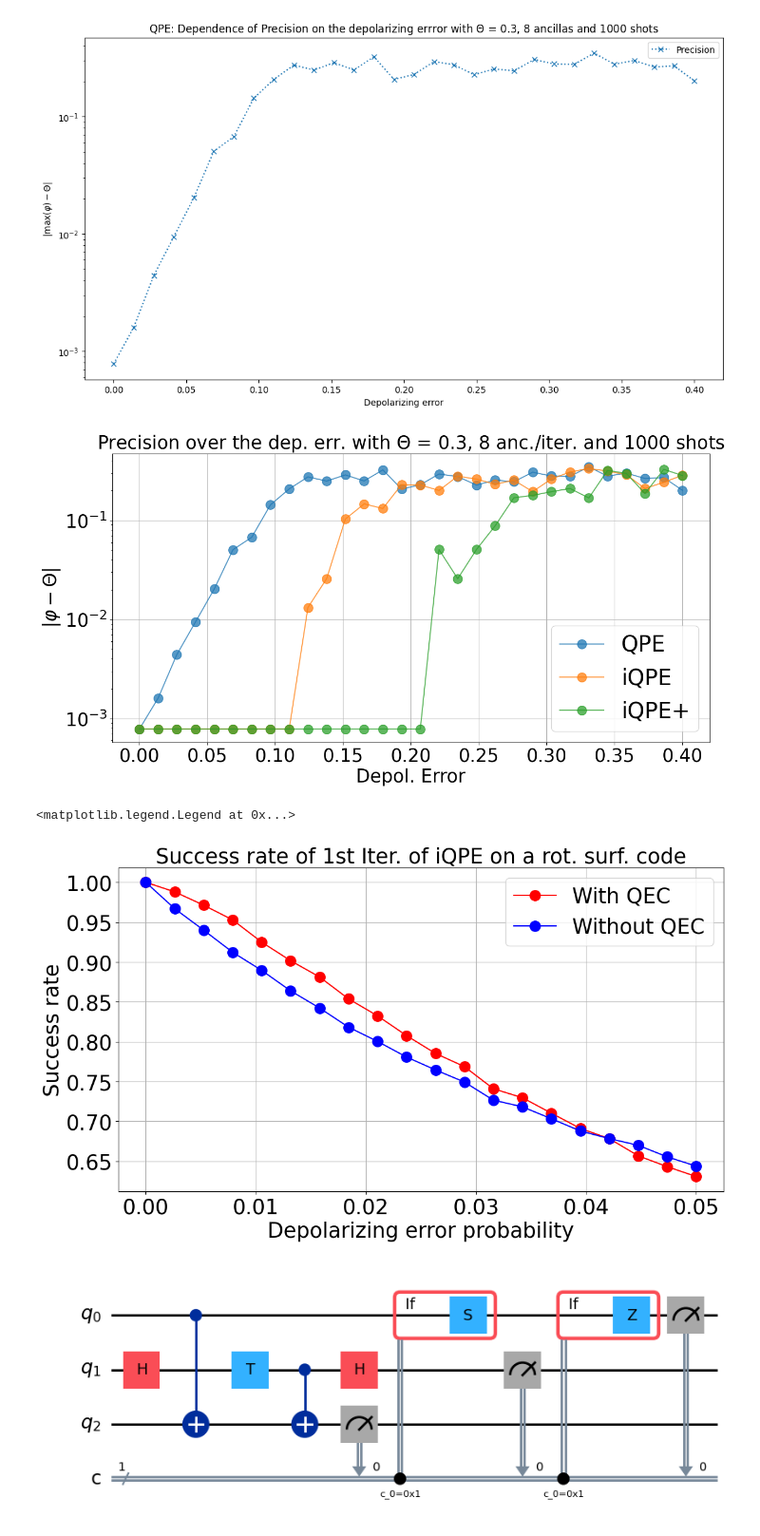
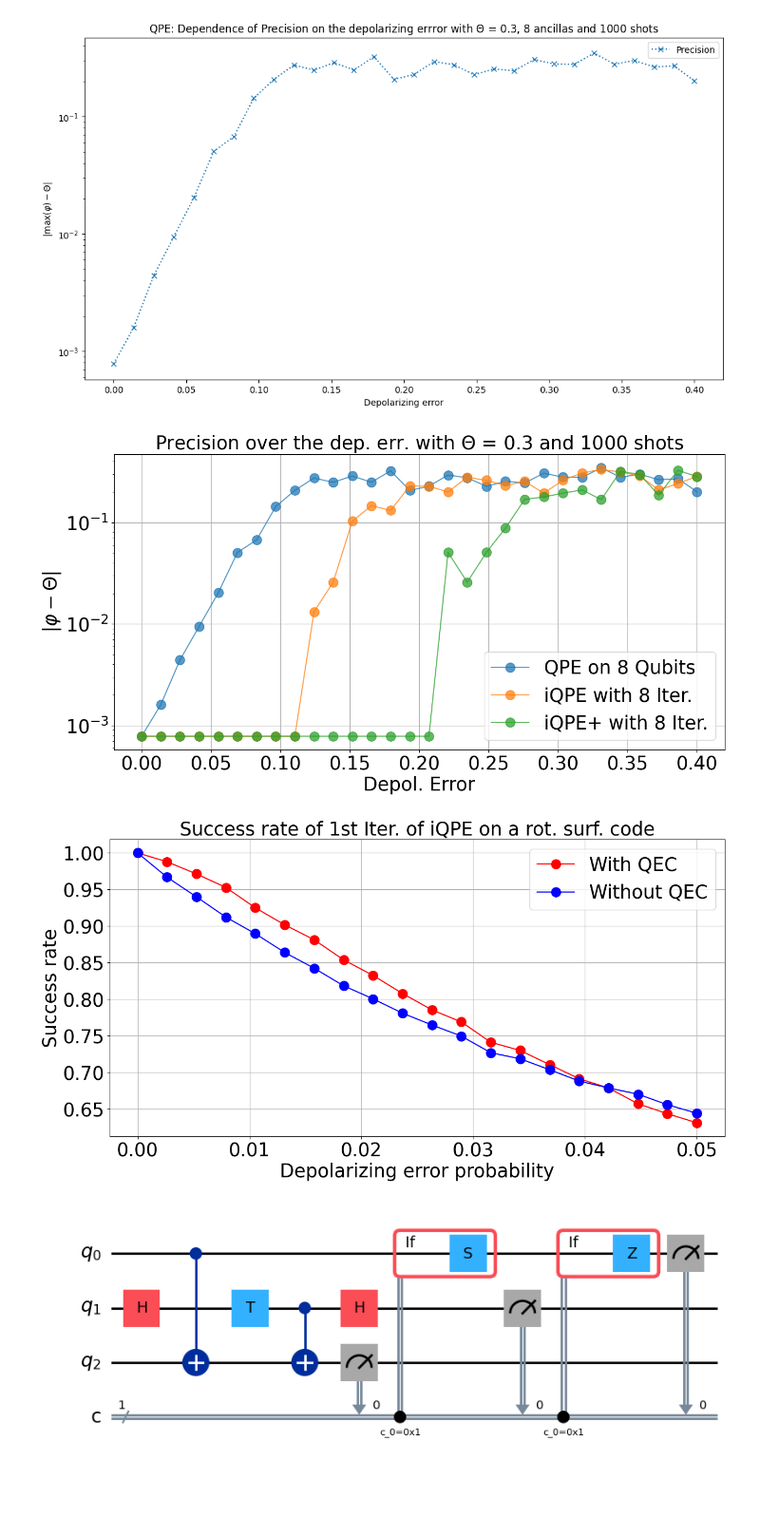
Before and after one commit to RicemanBoy/qc_researchproject, a Jupyter notebook: QPE.ipynb, the cells around one changed output. Shown at 95% size. Drawn from its saved outputs; the diff is of its cells as text; code cells hidden in the pictures; blank space fills up the shorter version.

```diff
--- a/QPE.ipynb
+++ b/QPE.ipynb
@@ -121,42 +121,42 @@ n = 8
 shots = 1000
 
 fig, ax = plt.subplots(figsize=(13,7))
-ax = plt.plot(QPE[0,:],QPE[1,:], marker = ".", label="QPE", markersize = 25, alpha=0.75)
-ax = plt.plot(iQPE[0,:],iQPE[1,:], marker = ".", label="iQPE", markersize = 25, alpha=0.75)
-ax = plt.plot(iQPE_plus[0,:],iQPE_plus[1,:], marker = ".", label="iQPE+", markersize = 25, alpha=0.75)
-plt.title("Precision over the dep. err. with "+r"$\Theta$"+" = {}, {} anc./iter. and {} shots".format(angle, n, int(shots)), fontsize = 25)
+ax = plt.plot(QPE[0,:],QPE[1,:], marker = ".", label="QPE on 8 Qubits", markersize = 25, alpha=0.75)
+ax = plt.plot(iQPE[0,:],iQPE[1,:], marker = ".", label="iQPE with 8 Iter.", markersize = 25, alpha=0.75)
+ax = plt.plot(iQPE_plus[0,:],iQPE_plus[1,:], marker = ".", label="iQPE+ with 8 Iter.", markersize = 25, alpha=0.75)
+plt.title("Precision over the dep. err. with "+r"$\Theta$"+" = {} and {} shots".format(angle, int(shots)), fontsize = 25)
 plt.yscale("log")
 plt.ylabel(r"$\vert \varphi - \Theta \vert$",fontsize=25)
 plt.xlabel("Depol. Error", fontsize=25)
 plt.xticks(fontsize=25)
 plt.yticks(fontsize=25)
 #plt.rcParams.update({'font.size': 10})
-plt.legend(fontsize=30, loc="lower right")
+plt.legend(fontsize=25, loc="lower right")
 plt.grid()
 plt.tight_layout()
-plt.savefig("Error_Threshhold.png", dpi = 300)
+#plt.savefig("Error_Threshhold.png", dpi = 300)
 # %% [output]
-[figure, old version]
+[figure, new version]
 # %%
 QEC = np.loadtxt("QEC.txt", delimiter=",")
 
 x = QEC[0,:]
 y = QEC[1,:]
 y_no_QEC = QEC[2,:]
 
 fig, ax = plt.subplots(figsize=(13,7))
 ax.plot(x,y,label = "With QEC", color="red", marker = ".", markersize = 25)
 ax.plot(x,y_no_QEC, label = "Without QEC", color="blue", marker = ".", markersize = 25)
 plt.title("Success rate of 1st Iter. of iQPE on a rot. surf. code", fontsize=25)
 plt.xlabel("Depolarizing error probability", fontsize=25)
 plt.ylabel("Success rate", fontsize=25)
 plt.xticks(fontsize=25)
 plt.yticks(fontsize=25)
 plt.grid()
 plt.legend(fontsize=25)
+plt.tight_layout()
 # %% [output]
-<matplotlib.legend.Legend at 0x...>
-[figure, old version]
+[figure, new version]
 # %%
 qr = QuantumRegister(3,"q")
 cbit = ClassicalRegister(1,"c")
```
Also changed, not shown: 2 other files.
